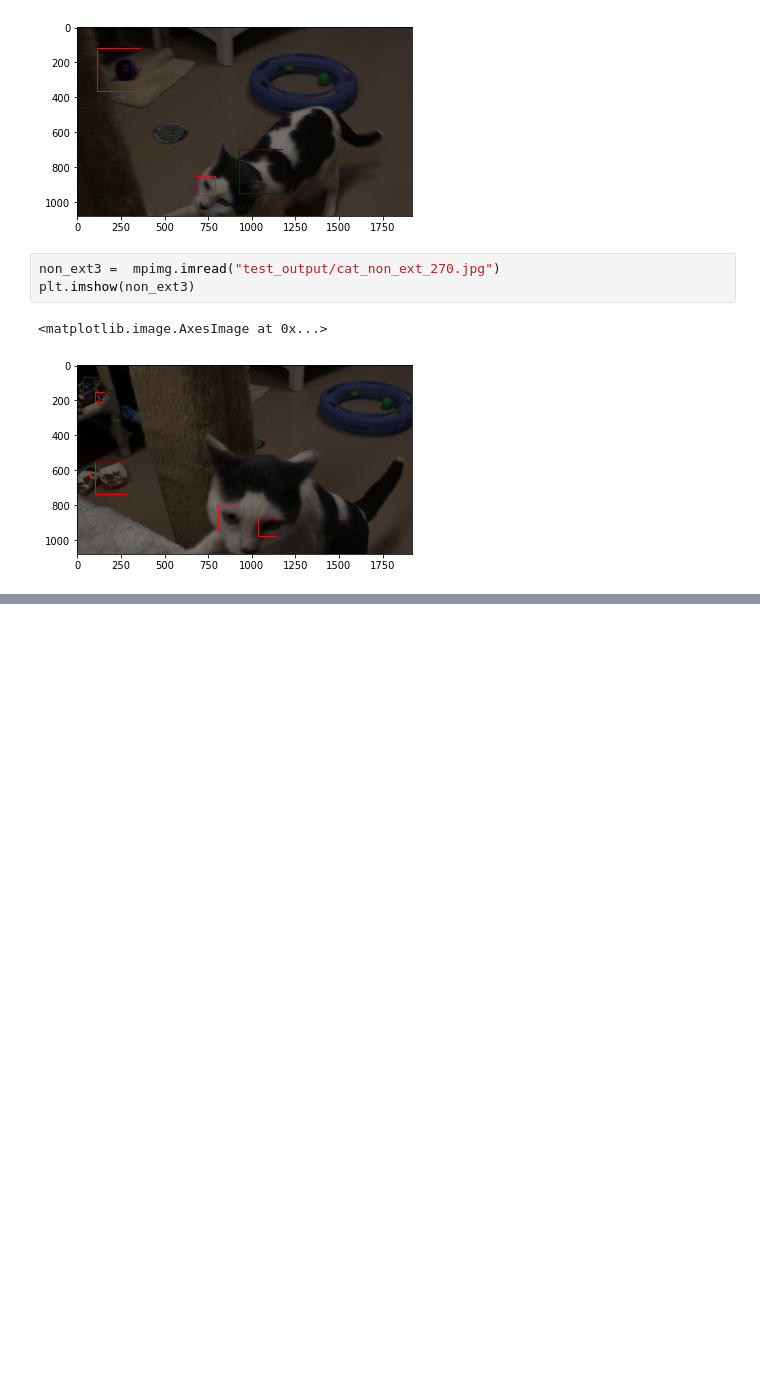
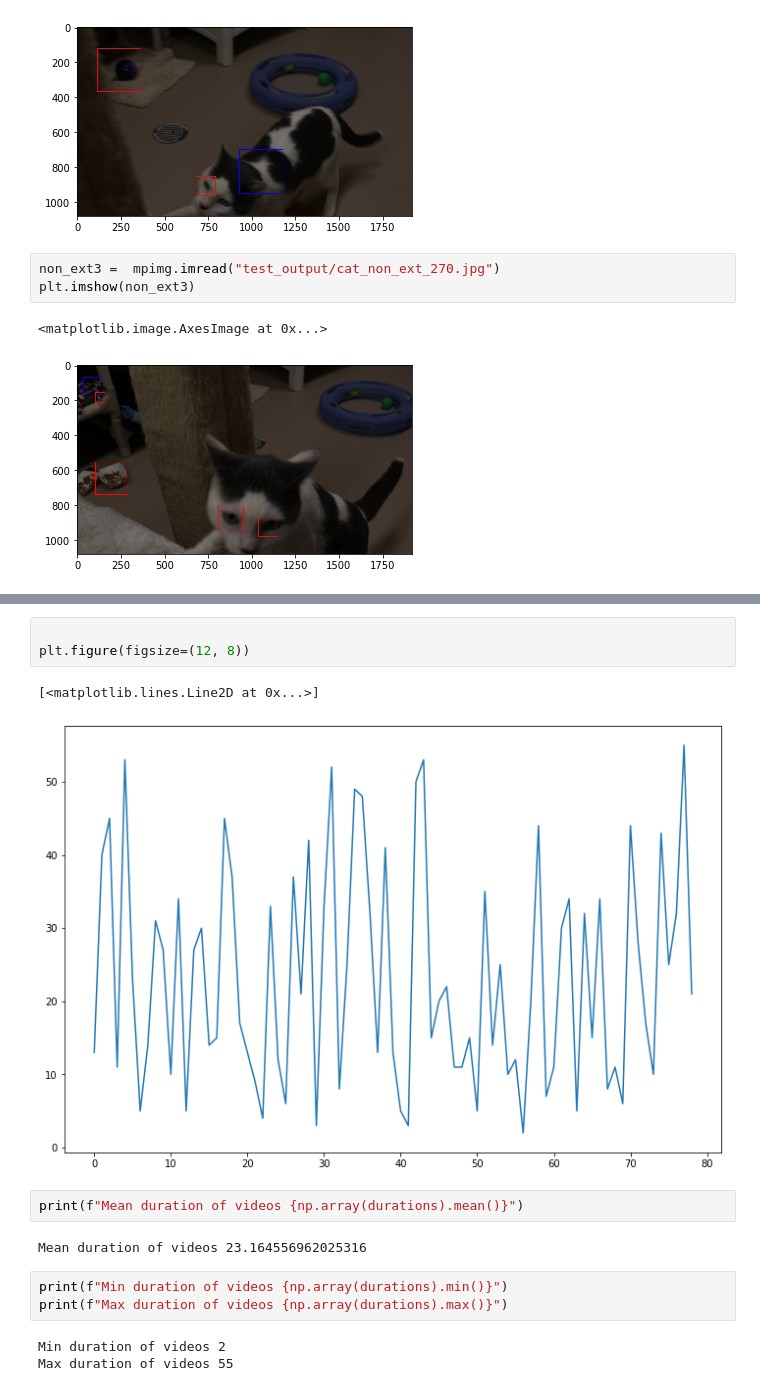
Before and after one commit to iacs-capstone-2020-adoptimize/final_project, a Jupyter notebook: initial_exploration/cats_eda_notebook.ipynb, the cells around one changed output, grey strips where cells are left out. Saved outputs shown, nothing was run; the diff lists cells and outputs as text; blank space fills up the shorter version.

```diff
--- a/initial_exploration/cats_eda_notebook.ipynb
+++ b/initial_exploration/cats_eda_notebook.ipynb
@@ -313,0 +363,16 @@ plt.imshow(non_ext3)
+# %%
+
+plt.figure(figsize=(12, 8))
+# %% [output]
+[<matplotlib.lines.Line2D at 0x...>]
+[figure, added]
+# %%
+print(f"Mean duration of videos {np.array(durations).mean()}")
+# %% [output]
+Mean duration of videos 23.164556962025316
+# %%
+print(f"Min duration of videos {np.array(durations).min()}")
+print(f"Max duration of videos {np.array(durations).max()}")
+# %% [output]
+Min duration of videos 2
+Max duration of videos 55
```
Also changed, not shown: parts of 7 cells of this notebook.
